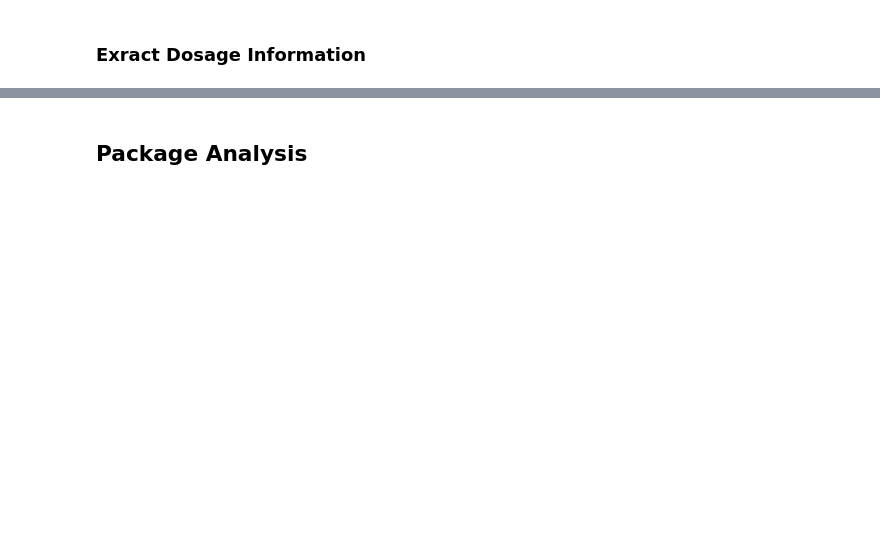
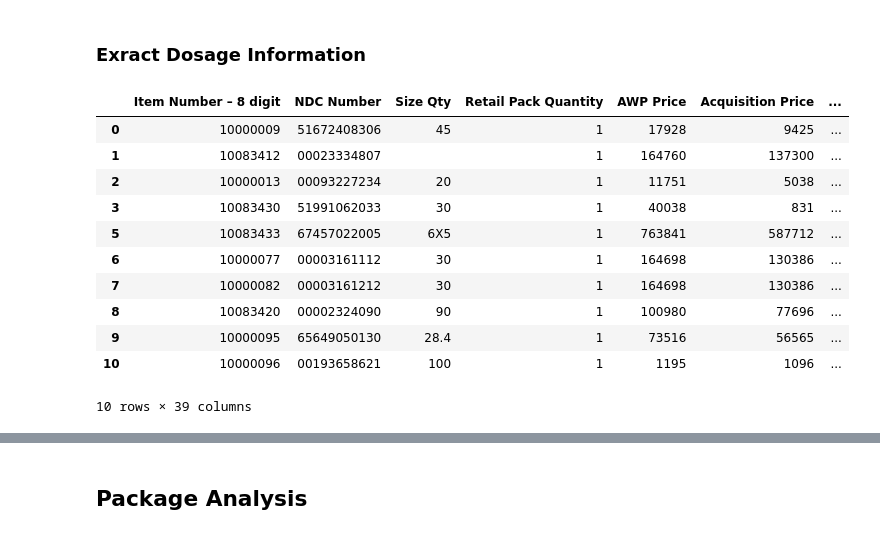
Before and after one commit to BU-EC463/Package-Analysis, a Jupyter notebook: InitialAnalysis.ipynb, the cells around one changed output, grey strips where cells are left out. Saved outputs shown, nothing was run; the diff lists cells and outputs as text; code cells hidden in the pictures; blank space fills up the shorter version.

```diff
--- a/InitialAnalysis.ipynb
+++ b/InitialAnalysis.ipynb
@@ -161,24 +161,26 @@ data.head(20)
 ### Exract Dosage Information
 # %%
 import re
+
 # Adjust function to extract dosage information including MG, %, and ML
 def extractDosage(size_str):
     # Ensure the input is a string
     size_str = str(size_str)
     # Initialize a dictionary to hold the extracted values
-    extracted_values = {'MG': None, '%': None, 'ML': None, 'GM': None, 'MCG': None, 'M': None, 'OZ': None, 'IU': None, 'MEQ': None, 'UN': None, 'MM': None, 'HR': None, 'MMOL': None, 'KG': None, 'BP': None, 'L': None, 'CM': None, 'CC': None, 'CAL': None, 'LB': None, 'IN': None, 'GR': None, 'GAL': None, 'LT': None, 'USP': None}
+    extracted_values = {'MG': None, '%': None, 'ML': None, 'GM': None, 'MCG': None, 'M': None, 'OZ': None, 'IU': None, 'MEQ': None, 'UN': None, 'MM': None, 'HR': None, 'MMOL': None, 'KG': None, 'BP': None, 'L': None, 'CM': None, 'CC': None, 'CAL': None, 'LB': None, 'IN': None, 'GR': None, 'GAL': None, 'LT': None, 'USP': None, 'G': None}
 
     # Turn string to uppercase for case-insensitive matching
     size_str = size_str.upper()
 
     # Simplified logic for MG, %, ML extraction
     # Looks for a number (with optional decimal) immediately before the unit, with optional space
-    for unit in ['MG', '%', 'ML', 'GM', 'MCG', 'M', 'OZ', 'IU', 'MEQ', 'UN', 'MM', 'HR', 'MMOL', 'KG', 'BP', 'L', 'CM', 'CC', 'CAL', 'LB', 'IN', 'GR', 'GAL', 'LT', 'USP']:
+    for unit in ['MG', '%', 'ML', 'GM', 'MCG', 'OZ', 'IU', 'MEQ', 'UN', 'MM', 'HR', 'MMOL', 'KG', 'BP', 'L', 'CM', 'CC', 'CAL', 'LB', 'IN', 'GR', 'GAL', 'LT', 'USP', 'G', 'M']:
         pattern = r'(\d+(?:\.\d*)?)\s*{}'.format(unit)
         match = re.search(pattern, size_str, re.IGNORECASE)
-        if match:
+        if match and 'X' not in match.group(1):
             # Convert matched value to float and assign to the correct unit
             extracted_values[unit] = float(match.group(1))
+            break
 
     return extracted_values
 
@@ -189,31 +191,44 @@ df_updated_extracted = inputData['Size'].apply(extractDosage)
 # Update the DataFrame with the new extracted values
 inputData['MG'] = df_updated_extracted.apply(lambda x: x['MG'])
 inputData['%'] = df_updated_extracted.apply(lambda x: x['%'])
 inputData['ML'] = df_updated_extracted.apply(lambda x: x['ML'])
 inputData['GM'] = df_updated_extracted.apply(lambda x: x['GM'])
 inputData['MCG'] = df_updated_extracted.apply(lambda x: x['MCG'])
 inputData['M'] = df_updated_extracted.apply(lambda x: x['M'])
 inputData['OZ'] = df_updated_extracted.apply(lambda x: x['OZ'])
 inputData['IU'] = df_updated_extracted.apply(lambda x: x['IU'])
 inputData['MEQ'] = df_updated_extracted.apply(lambda x: x['MEQ'])
 inputData['UN'] = df_updated_extracted.apply(lambda x: x['UN'])
 inputData['MM'] = df_updated_extracted.apply(lambda x: x['MM'])
 inputData['HR'] = df_updated_extracted.apply(lambda x: x['HR'])
 inputData['MMOL'] = df_updated_extracted.apply(lambda x: x['MMOL'])
 inputData['KG'] = df_updated_extracted.apply(lambda x: x['KG'])
 inputData['BP'] = df_updated_extracted.apply(lambda x: x['BP'])
 inputData['L'] = df_updated_extracted.apply(lambda x: x['L'])
 inputData['CM'] = df_updated_extracted.apply(lambda x: x['CM'])
 inputData['CC'] = df_updated_extracted.apply(lambda x: x['CC'])
 inputData['CAL'] = df_updated_extracted.apply(lambda x: x['CAL'])
 inputData['LB'] = df_updated_extracted.apply(lambda x: x['LB'])
 inputData['IN'] = df_updated_extracted.apply(lambda x: x['IN'])
 inputData['GR'] = df_updated_extracted.apply(lambda x: x['GR'])
 inputData['GAL'] = df_updated_extracted.apply(lambda x: x['GAL'])
 inputData['LT'] = df_updated_extracted.apply(lambda x: x['LT'])
 inputData['USP'] = df_updated_extracted.apply(lambda x: x['USP'])
-
+inputData['G'] = df_updated_extracted.apply(lambda x: x['G'])
 
 # Display the updated DataFrame
 inputData.to_csv('inputDataProcessed.csv', index=False)
 inputData.head(10)
+# %% [output]
+|  | Item Number – 8 digit | NDC Number | Size Qty | Retail Pack Quantity | AWP Price | Acquisition Price | ... |
+| 0 | 10000009 | 51672408306 | 45 | 1 | 17928 | 9425 | ... |
+| 1 | 10083412 | 00023334807 |  | 1 | 164760 | 137300 | ... |
+| 2 | 10000013 | 00093227234 | 20 | 1 | 11751 | 5038 | ... |
+| 3 | 10083430 | 51991062033 | 30 | 1 | 40038 | 831 | ... |
+| 5 | 10083433 | 67457022005 | 6X5 | 1 | 763841 | 587712 | ... |
+| 6 | 10000077 | 00003161112 | 30 | 1 | 164698 | 130386 | ... |
+| 7 | 10000082 | 00003161212 | 30 | 1 | 164698 | 130386 | ... |
+| 8 | 10083420 | 00002324090 | 90 | 1 | 100980 | 77696 | ... |
+| 9 | 10000095 | 65649050130 | 28.4 | 1 | 73516 | 56565 | ... |
+| 10 | 10000096 | 00193658621 | 100 | 1 | 1195 | 1096 | ... |
+10 rows × 39 columns
```
Also changed, not shown: parts of 1 cell of this notebook, 1 other file.
